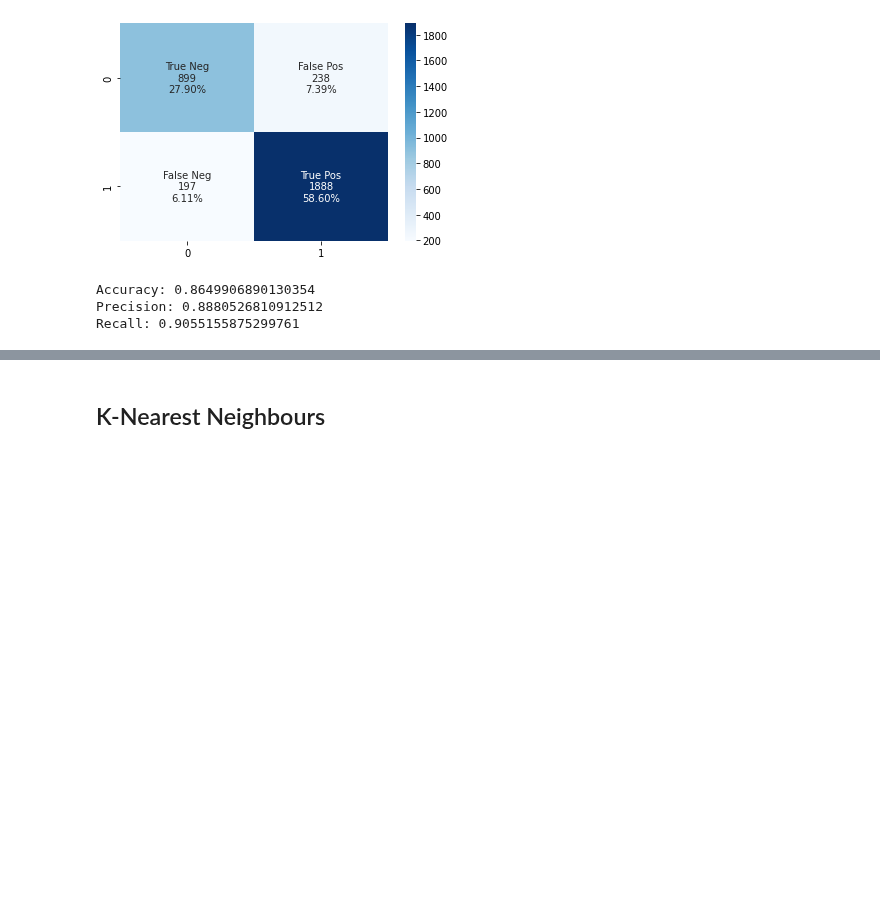
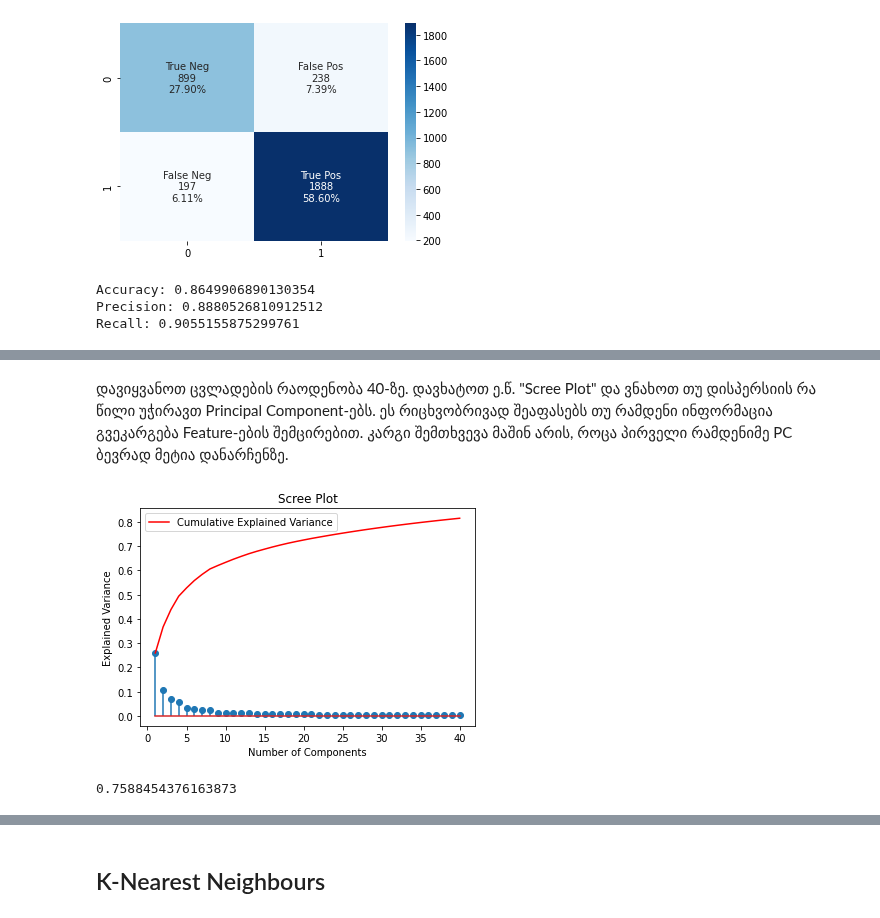
Before and after one commit to lnadi17/eeg-data-analysis, a Jupyter notebook: small-dataset/small-dataset-test.ipynb, the cells around one changed output, grey strips where cells are left out. Saved outputs shown, nothing was run; the diff lists cells and outputs as text; code cells hidden in the pictures; blank space fills up the shorter version.

```diff
--- a/small-dataset/small-dataset-test.ipynb
+++ b/small-dataset/small-dataset-test.ipynb
@@ -947,7 +947,7 @@ model.score(x_test, y_test)
 # %% [markdown]
 მოდელის სიზუსტე 86%-ია, რაც წინა შედეგს ძალიან გავს. შემდეგ ჯერზე გამოვიყენოთ სტანდარტულად განაწილებული მონაცემები (რადგან SVM მეთოდზე ასეთი დაშვება არსებობს მონაცემებზე) და ისე ვცადოთ.
 # %%
-X = train.loc[:, train_norm.columns != 'Alcoholic'].to_numpy()
+X = train.loc[:, train.columns != 'Alcoholic'].to_numpy()
 Y = train['Alcoholic'].to_numpy()
 x_train, x_test, y_train, y_test = train_test_split(X, Y, test_size=0.3, random_state=42, stratify=Y)
 model = LinearSVC(dual=False, random_state=42, penalty='l2', tol=1e-5)
@@ -975,0 +974,26 @@ pca.
+# %%
+pca = PCA(n_components=385)
+pca.fit(X, Y)
+transformed = pca.transform(X)
+transformed_40 = transformed[:, :40]
+# %% [markdown]
+დავიყვანოთ ცვლადების რაოდენობა 40-ზე. დავხატოთ ე.წ. "Scree Plot" და ვნახოთ თუ დისპერსიის რა წილი უჭირავთ Principal Component-ებს. ეს რიცხვობრივად შეაფასებს თუ რამდენი ინფორმაცია გვეკარგება Feature-ების შემცირებით. კარგი შემთხვევა მაშინ არის, როცა პირველი რამდენიმე PC ბევრად მეტია დანარჩენზე.
+# %%
+v = range(1, len(pca.explained_variance_ratio_[:40]) + 1)
+plt.stem(v, pca.explained_variance_ratio_[:40])
+plt.plot(v, np.cumsum(pca.explained_variance_ratio_[:40]), c='red', label='Cumulative Explained Variance')
+plt.legend(loc='upper left')
+
+plt.xlabel('Number of Components')
+plt.ylabel('Explained Variance')
+plt.title('Scree Plot')
+plt.show()
+# %% [output]
+[figure, added]
+# %%
+x_train, x_test, y_train, y_test = train_test_split(transformed_40, Y, test_size=0.3, random_state=42, stratify=Y)
+model = LinearSVC(dual=False, random_state=42, penalty='l2', tol=1e-5)
+model.fit(x_train, y_train)
+model.score(x_test, y_test)
+# %% [output]
+0.7588454376163873
```
Also changed, not shown: parts of 28 cells of this notebook.
